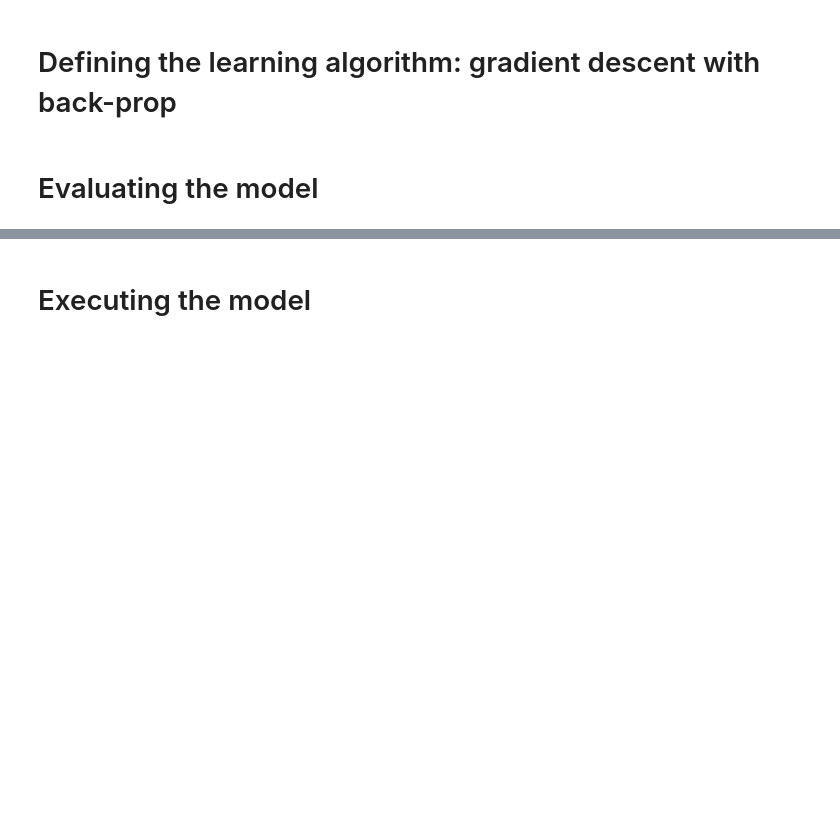
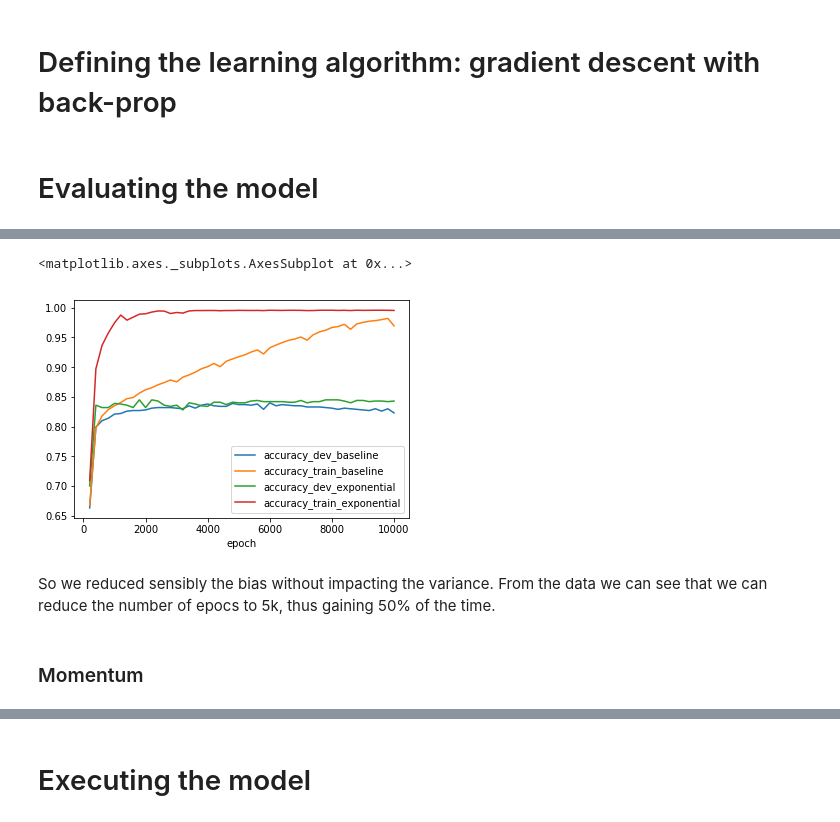
Before and after one commit to gioruffa/DeepLearning_notMNISTStudyCase, a Jupyter notebook: fiststeps.ipynb, the cells around one changed output, grey strips where cells are left out. Cells and saved outputs as stored; diff of their text form; code cells hidden in the pictures; blank space fills up the shorter version.

```diff
--- a/fiststeps.ipynb
+++ b/fiststeps.ipynb
@@ -135,0 +198,9 @@ accuracy = tf.reduce_mean(tf.cast(correct_predictions,tf.float32))
+# %%
+baseline_results.join(exp_decay_results, lsuffix='_baseline', rsuffix='_exponential').plot()
+# %% [output]
+<matplotlib.axes._subplots.AxesSubplot at 0x...>
+[figure, added]
+# %% [markdown]
+So we reduced sensibly the bias without impacting the variance. From the data we can see that we can reduce the number of epocs to 5k, thus gaining 50% of the time.
+# %% [markdown]
+### Momentum
```
Also changed, not shown: parts of 29 cells of this notebook.
